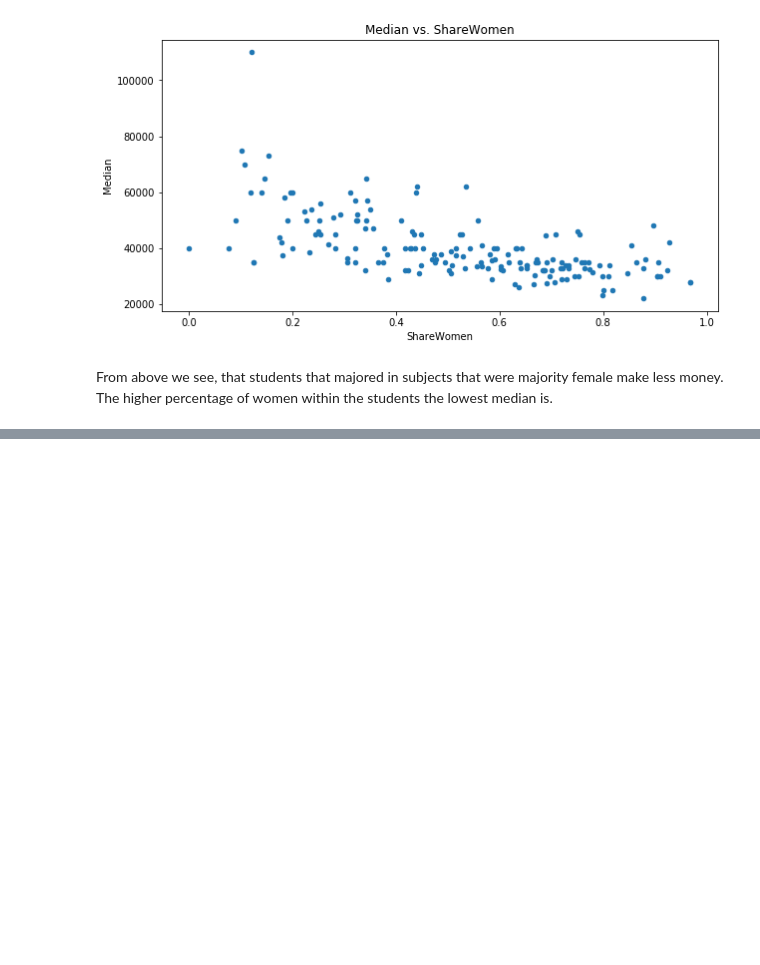
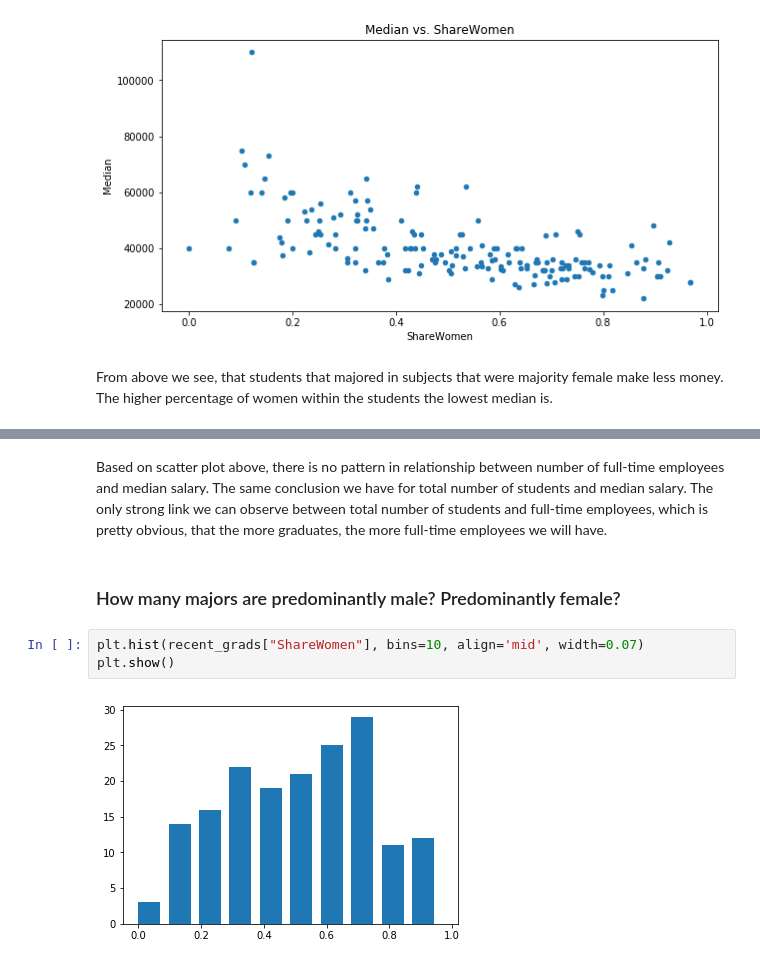
Before and after one commit to MichalRem/Data-Science-Portfolio, a Jupyter notebook: Visualizing Earnings Based On College Majors.ipynb, the cells around one changed output, grey strips where cells are left out. Cells and saved outputs as stored; diff of their text form; blank space fills up the shorter version.

```diff
--- a/Visualizing Earnings Based On College Majors.ipynb
+++ b/Visualizing Earnings Based On College Majors.ipynb
@@ -120,0 +121,9 @@ Based There is no pattern in relationship between number of full-time employees
+# %% [markdown]
+Based on scatter plot above, there is no pattern in relationship between number of full-time employees and median salary. The same conclusion we have for total number of students and median salary. The only strong link we can observe between total number of students and full-time employees, which is pretty obvious, that the more graduates, the more full-time employees we will have.
+# %% [markdown]
+### How many majors are predominantly male? Predominantly female?
+# %%
+plt.hist(recent_grads["ShareWomen"], bins=10, align='mid', width=0.07)
+plt.show()
+# %% [output]
+[figure, added]
```
Also changed, not shown: parts of 22 cells of this notebook.
